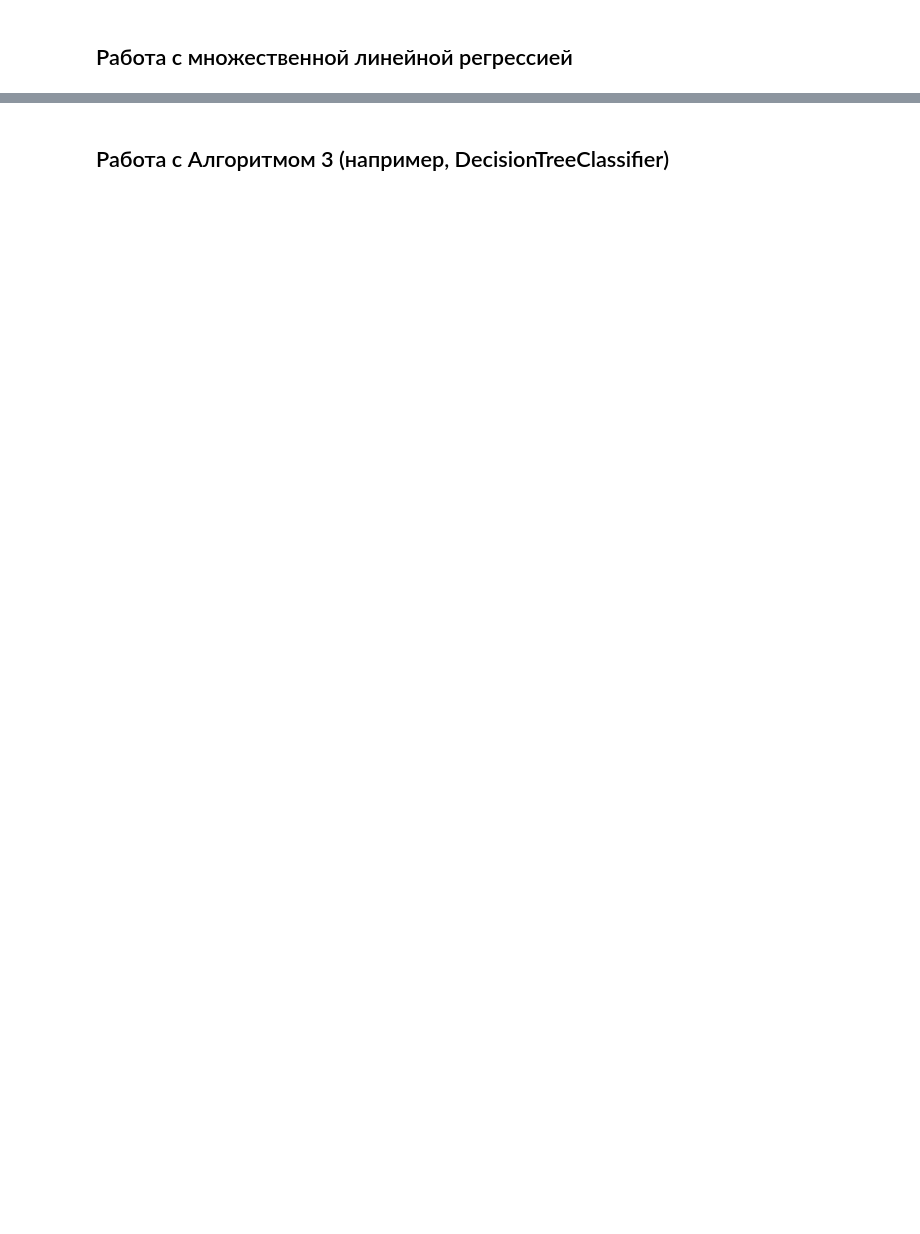
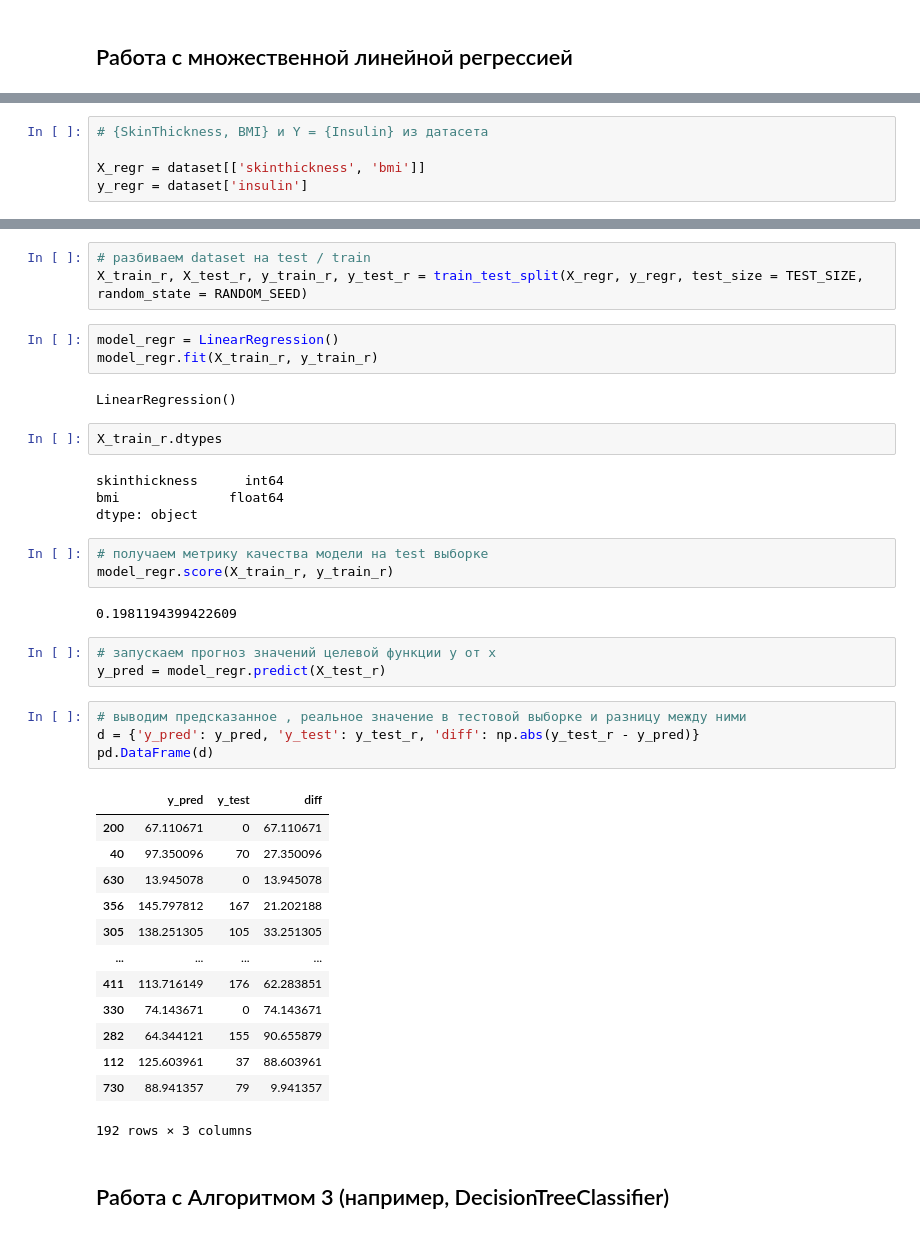
Before and after one commit to Allyonzy/ArchitectInno2023, a Jupyter notebook: ml/simple_ml_task_diabet.ipynb, the cells around one changed output, grey strips where cells are left out. Drawn from its saved outputs; the diff is of its cells as text; blank space fills up the shorter version.

```diff
--- a/ml/simple_ml_task_diabet.ipynb
+++ b/ml/simple_ml_task_diabet.ipynb
@@ -116,0 +365,5 @@ X_train25, X_test25, y_train25, y_test25 = train_test_split(X, y, test_size=TEST
+# %%
+# {SkinThickness, BMI} и Y = {Insulin} из датасета
+
+X_regr = dataset[['skinthickness', 'bmi']]
+y_regr = dataset['insulin']
@@ -117,2 +404,42 @@ X_train25, X_test25, y_train25, y_test25 = train_test_split(X, y, test_size=TEST
+# %%
+# разбиваем dataset на test / train
+X_train_r, X_test_r, y_train_r, y_test_r = train_test_split(X_regr, y_regr, test_size = TEST_SIZE, random_state = RANDOM_SEED)
+# %%
+model_regr = LinearRegression()
+model_regr.fit(X_train_r, y_train_r)
+# %% [output]
+LinearRegression()
+# %%
+X_train_r.dtypes
+# %% [output]
+skinthickness      int64
+bmi              float64
+dtype: object
+# %%
+# получаем метрику качества модели на test выборке
+model_regr.score(X_train_r, y_train_r)
+# %% [output]
+0.1981194399422609
+# %%
+# запускаем прогноз значений целевой функции y от x
+y_pred = model_regr.predict(X_test_r)
+# %%
+# выводим предсказанное , реальное значение в тестовой выборке и разницу между ними
+d = {'y_pred': y_pred, 'y_test': y_test_r, 'diff': np.abs(y_test_r - y_pred)}
+pd.DataFrame(d)
+# %% [output]
+|  | y_pred | y_test | diff |
+| 200 | 67.110671 | 0 | 67.110671 |
+| 40 | 97.350096 | 70 | 27.350096 |
+| 630 | 13.945078 | 0 | 13.945078 |
+| 356 | 145.797812 | 167 | 21.202188 |
+| 305 | 138.251305 | 105 | 33.251305 |
+| ... | ... | ... | ... |
+| 411 | 113.716149 | 176 | 62.283851 |
+| 330 | 74.143671 | 0 | 74.143671 |
+| 282 | 64.344121 | 155 | 90.655879 |
+| 112 | 125.603961 | 37 | 88.603961 |
+| 730 | 88.941357 | 79 | 9.941357 |
+192 rows × 3 columns
 # %% [markdown]
 ## Работа с Алгоритмом 3 (например, DecisionTreeClassifier)
```
Also changed, not shown: parts of 36 cells of this notebook, 1 other file.
